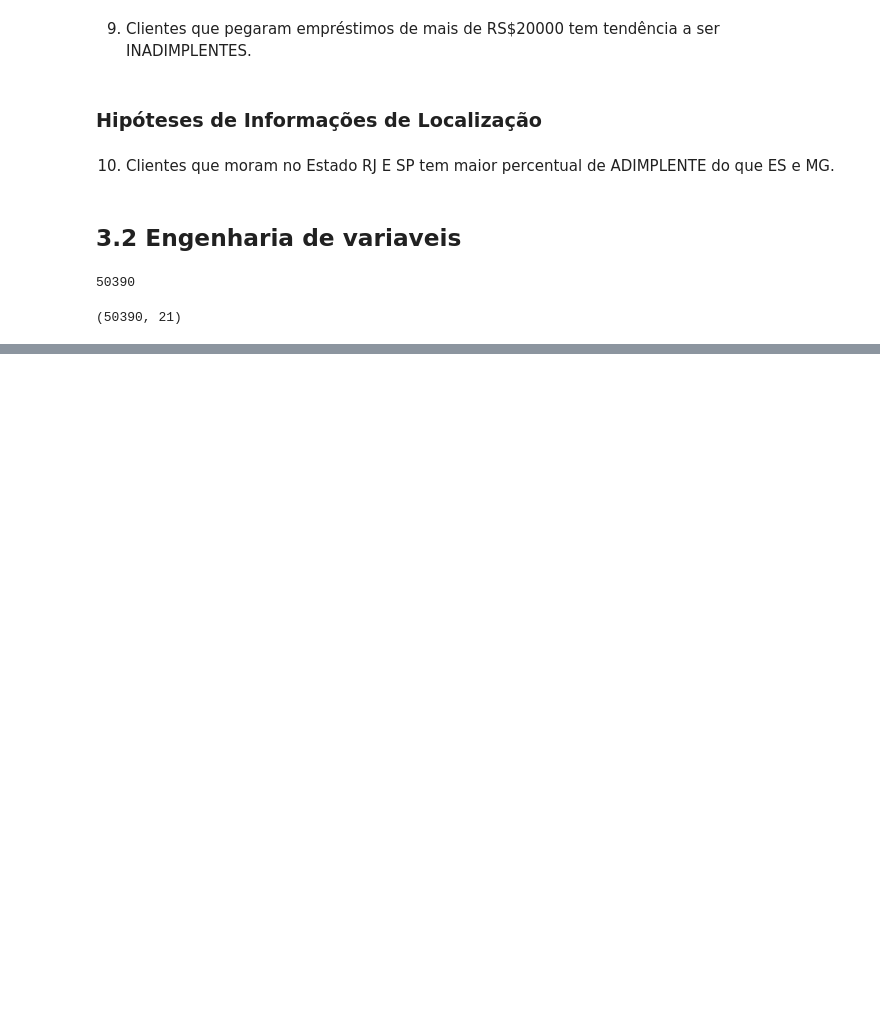
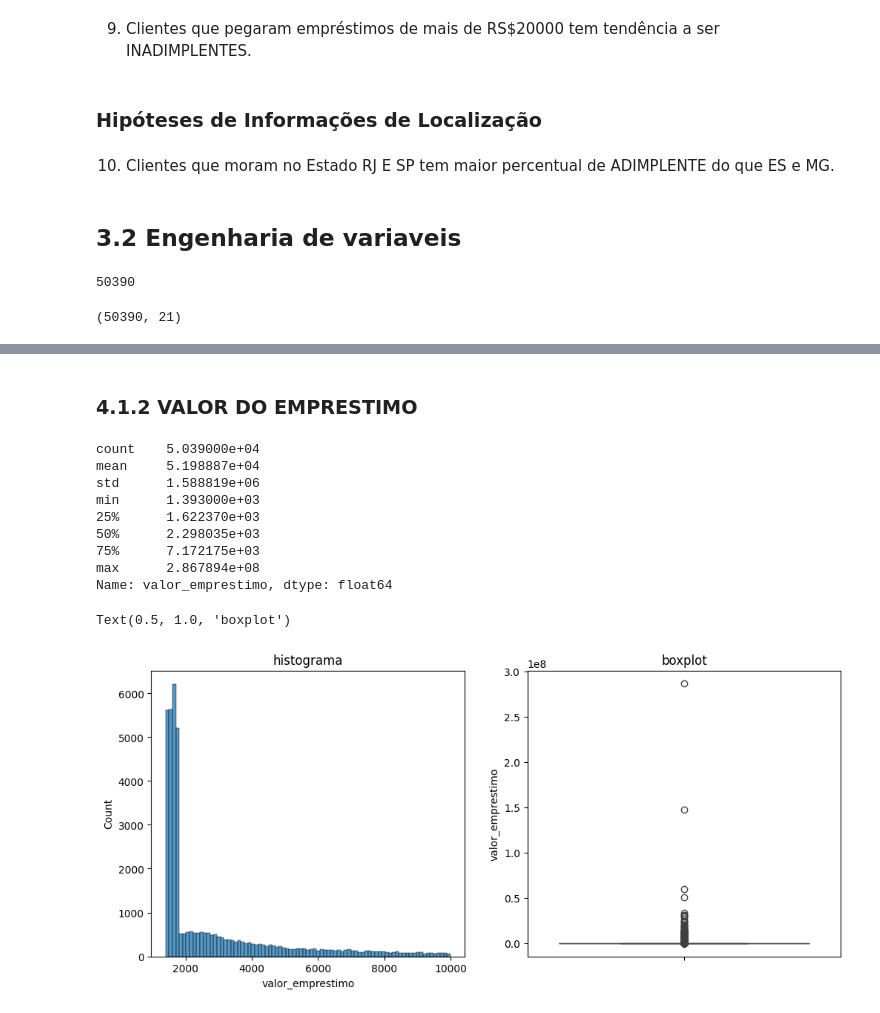
Before and after one commit to douglasaturnino/ml-shap, a Jupyter notebook: notebook/shap_model.ipynb, the cells around one changed output, grey strips where cells are left out. Cells and saved outputs as stored; diff of their text form; code cells hidden in the pictures; blank space fills up the shorter version.

```diff
--- a/notebook/shap_model.ipynb
+++ b/notebook/shap_model.ipynb
@@ -242,0 +278,23 @@ df3['juros_porcentagem'] = df3['juros'] / df3['valor_emprestimo']
+# %% [markdown]
+### 4.1.2 VALOR DO EMPRESTIMO
+# %%
+print(df4['valor_emprestimo'].describe())
+fig, axes = plt.subplots(1, 2, figsize=(12,5))
+
+sns.histplot(df4[df4['valor_emprestimo'] < 10000]['valor_emprestimo'], ax=axes[0])
+axes[0].set_title('histograma')
+
+sns.boxplot(df4['valor_emprestimo'], ax=axes[1])
+axes[1].set_title('boxplot')
+# %% [output]
+count    5.039000e+04
+mean     5.198887e+04
+std      1.588819e+06
+min      1.393000e+03
+25%      1.622370e+03
+50%      2.298035e+03
+75%      7.172175e+03
+max      2.867894e+08
+Name: valor_emprestimo, dtype: float64
+Text(0.5, 1.0, 'boxplot')
+[figure, added]
```
Also changed, not shown: parts of 34 cells of this notebook.
